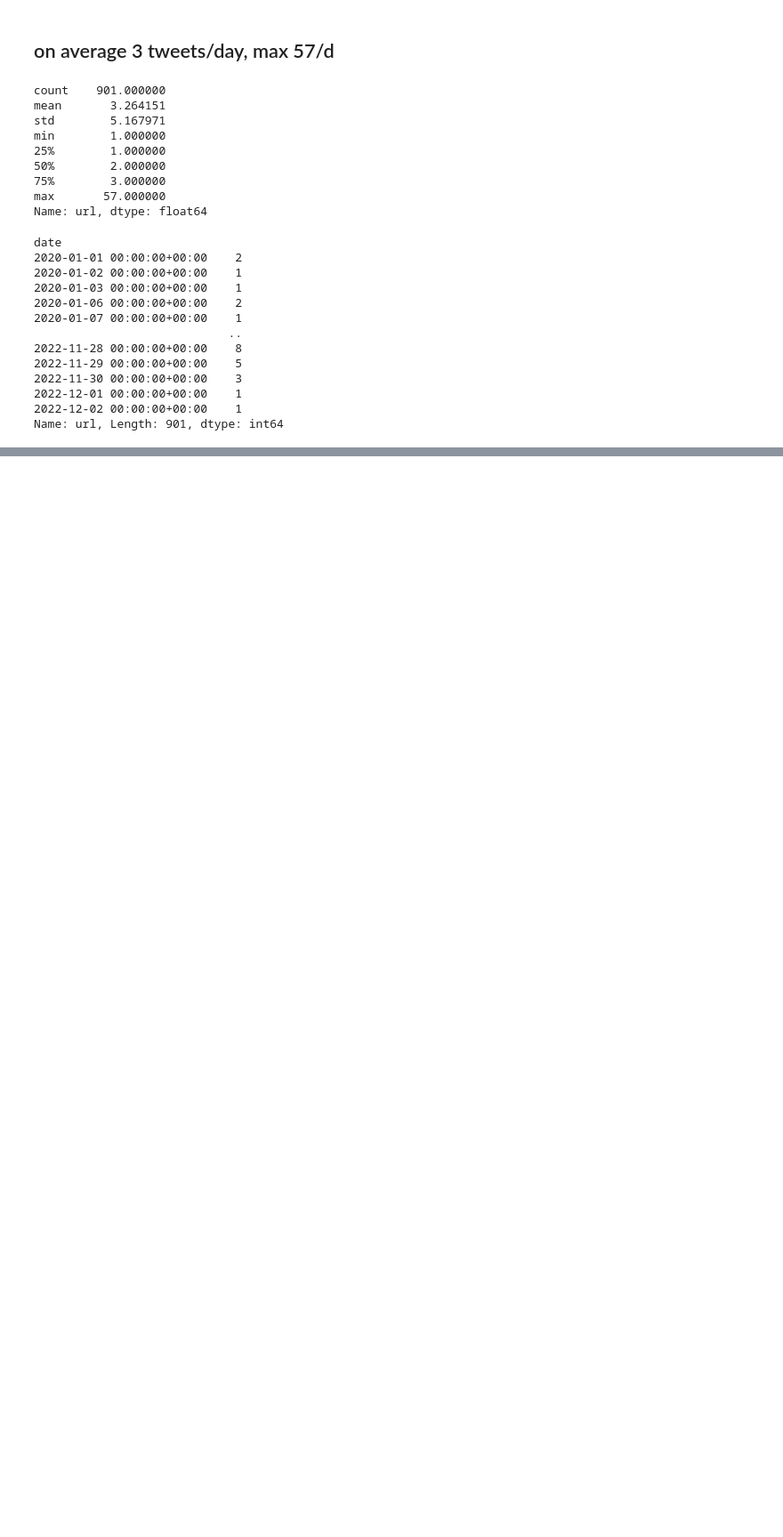
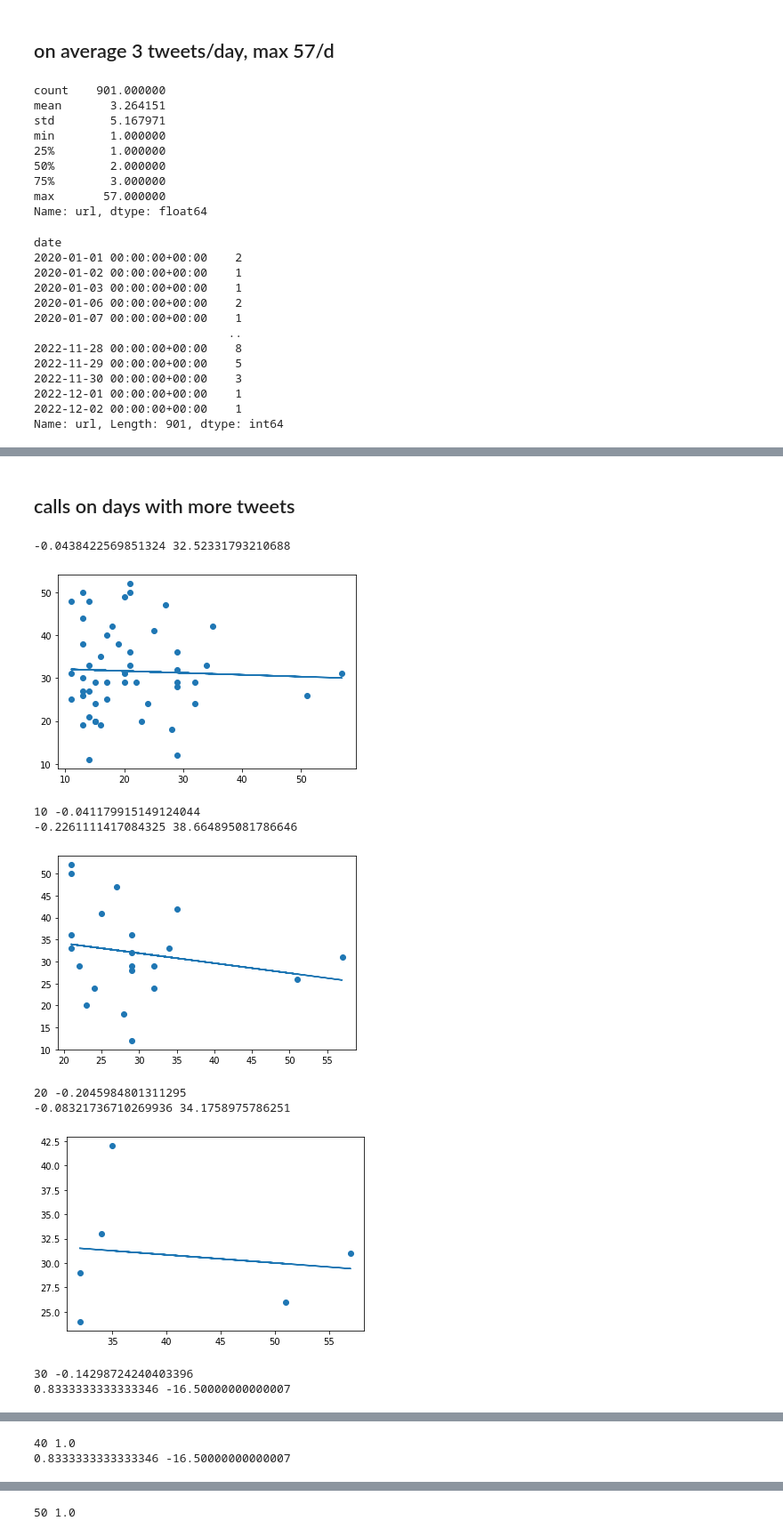
Before and after one commit to datakind/uwwi-datadive-dec-22, a Jupyter notebook: external_datasets/news/working_with_readywisconsin_tweets.ipynb, the cells around one changed output, grey strips where cells are left out. Shown at 89% size. Saved outputs shown, nothing was run; the diff lists cells and outputs as text; code cells hidden in the pictures; blank space fills up the shorter version.

Commit message:
add notebook tweets and calls

```diff
--- a/external_datasets/news/working_with_readywisconsin_tweets.ipynb
+++ b/external_datasets/news/working_with_readywisconsin_tweets.ipynb
@@ -145,4 +146,4 @@ date
 2022-12-02 00:00:00+00:00    1
 Name: url, Length: 901, dtype: int64
 # %%
-uwwi.Interaction_CreateStamp.groupby(uwwi["Interaction_CreateStamp"].dt.floor('d')).count()
+calls = uwwi.Interaction_CreateStamp.groupby(uwwi["Interaction_CreateStamp"].dt.floor('d')).count()
@@ -162,0 +150,8 @@ Name: Interaction_CreateStamp, Length: 1066, dtype: int64
+# %%
+df1 = pd.DataFrame(calls)
+df2 = pd.DataFrame(tweets20_count)
+calls_tweets = df1.join(df2)
+calls_tweets.rename({'Interaction_CreateStamp': 'calls', 'url': 'tweets'}, axis=1, inplace=True)
+calls_tweets.index.names = ['day']
+calls_tweets.tweets.fillna(0, inplace=True)
+calls_tweets
@@ -162,0 +181,32 @@ Name: Interaction_CreateStamp, Length: 1066, dtype: int64
+# %% [markdown]
+## calls on days with more tweets
+# %%
+for i in range(10, 60, 10):
+    cutoff = i
+
+    anl_days = calls_tweets[[day in tweets20_count[tweets20_count>cutoff].index for day in calls_tweets.index]]
+    # print("days with >", cutoff, " tweets:", len(anl_days), "; mean of calls on these days:", anl_days.calls.mean())
+
+    nml_days = calls_tweets[[day not in tweets20_count[tweets20_count>cutoff].index for day in calls_tweets.index]]
+    # print("days with <", cutoff, " tweets:", len(nml_days), "; mean of calls on these days:", nml_days.calls.mean())
+
+    x = anl_days["tweets"]
+    y = anl_days["calls"]
+    plt.scatter(x, y)
+    m, b = np.polyfit(x, y, 1)
+    plt.plot(x, m*x+b)
+    print(m, b)
+    plt.show()
+
+    print(cutoff, anl_days.corr().iloc[1,0])
+# %% [output]
+-0.0438422569851324 32.52331793210688
+[figure, added]
+10 -0.041179915149124044
+-0.2261111417084325 38.664895081786646
+[figure, added]
+20 -0.2045984801311295
+-0.08321736710269936 34.1758975786251
+[figure, added]
+30 -0.14298724240403396
+0.8333333333333346 -16.50000000000007
@@ -162,0 +214,2 @@ Name: Interaction_CreateStamp, Length: 1066, dtype: int64
+40 1.0
+0.8333333333333346 -16.50000000000007
@@ -162,0 +217 @@ Name: Interaction_CreateStamp, Length: 1066, dtype: int64
+50 1.0
```
Also changed, not shown: parts of 14 cells of this notebook.
